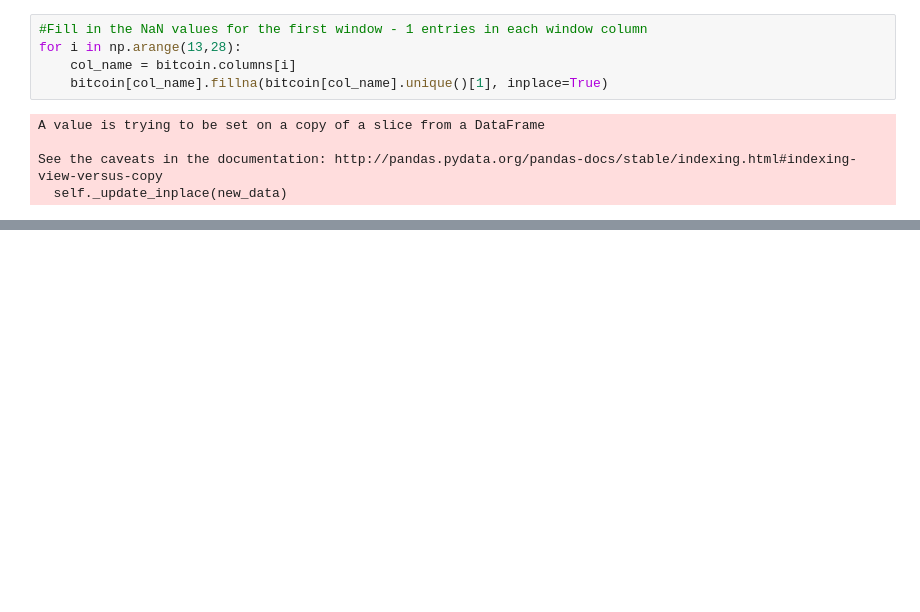
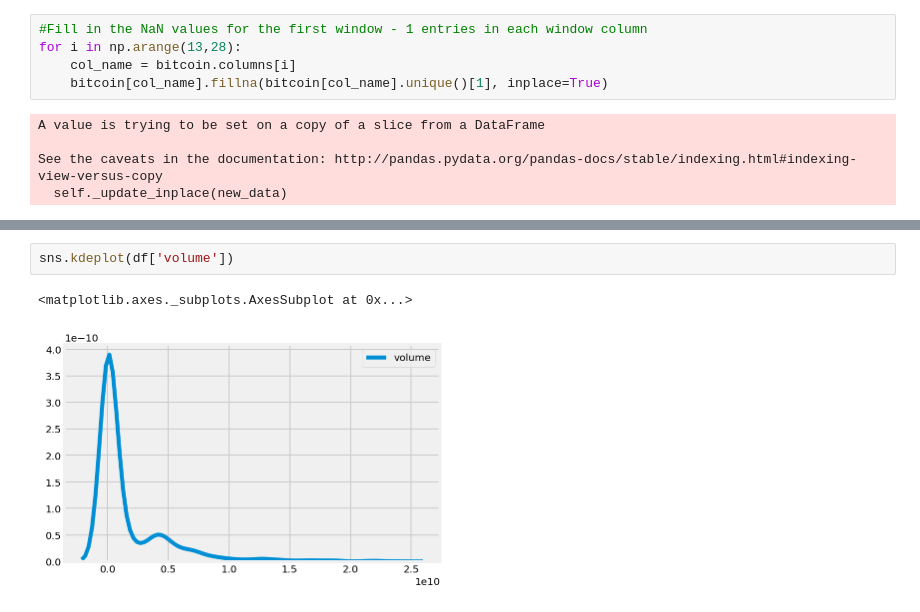
Before and after one commit to anish-saha/EventDetection-Paradigm01, a Jupyter notebook: Kaggle EDA.ipynb, the cells around one changed output, grey strips where cells are left out. Cells and saved outputs as stored; diff of their text form; blank space fills up the shorter version.

```diff
--- a/Kaggle EDA.ipynb
+++ b/Kaggle EDA.ipynb
@@ -122,0 +155,5 @@ bitcoin[synthetic_col_names].head(20)
+# %%
+sns.kdeplot(df['volume'])
+# %% [output]
+<matplotlib.axes._subplots.AxesSubplot at 0x...>
+[figure, added]
```
Also changed, not shown: parts of 7 cells of this notebook, 1 other file.
